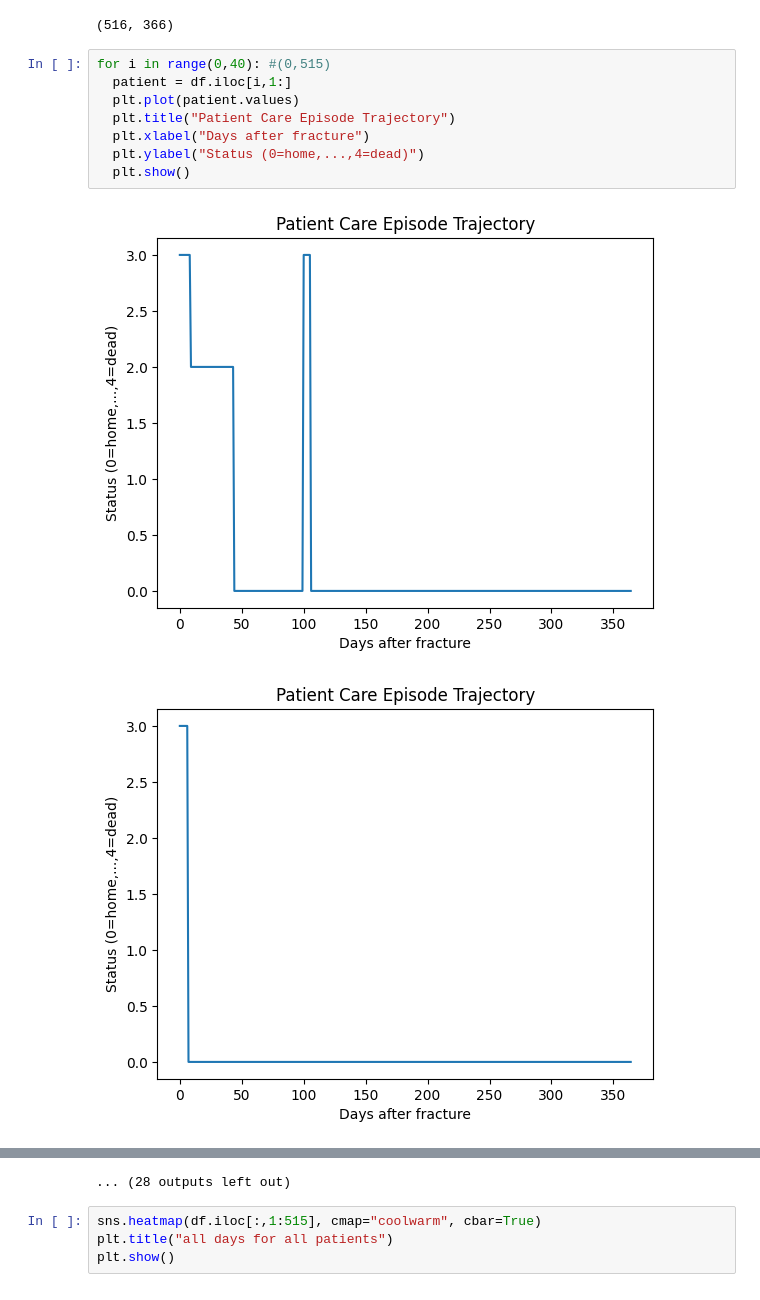
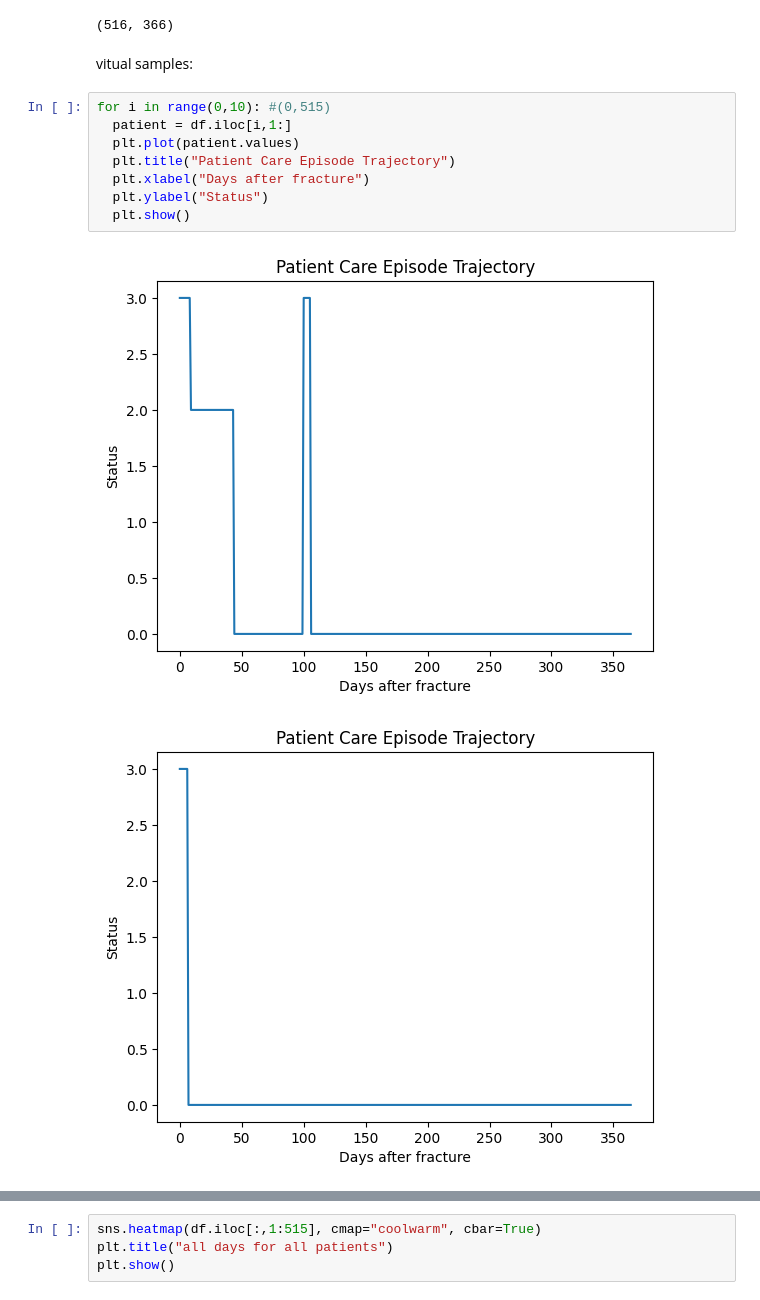
Before and after one commit to SaraGhR/hip-fracture-care-episodes, a Jupyter notebook: hip_fracture_analyzing_clustering.ipynb, the cells around one changed output, grey strips where cells are left out. Saved outputs shown, nothing was run; the diff lists cells and outputs as text.

```diff
--- a/hip_fracture_analyzing_clustering.ipynb
+++ b/hip_fracture_analyzing_clustering.ipynb
@@ -19,14 +13,16 @@ df = pd.read_csv('star.csv')
 df.shape
 # %% [output]
 (516, 366)
+# %% [markdown]
+vitual samples:
 # %%
-for i in range(0,40): #(0,515)
+for i in range(0,10): #(0,515)
   patient = df.iloc[i,1:]
   plt.plot(patient.values)
   plt.title("Patient Care Episode Trajectory")
   plt.xlabel("Days after fracture")
-  plt.ylabel("Status (0=home,...,4=dead)")
+  plt.ylabel("Status")
   plt.show()
 # %% [output]
-[figure, old version]
+[figure, new version]
-[figure, old version]
+[figure, new version]
@@ -43,4 +37,3 @@ for i in range(0,40): #(0,515)
-... (28 outputs left out)
 # %%
 sns.heatmap(df.iloc[:,1:515], cmap="coolwarm", cbar=True)
 plt.title("all days for all patients")
```
Also changed, not shown: parts of 87 cells of this notebook.
